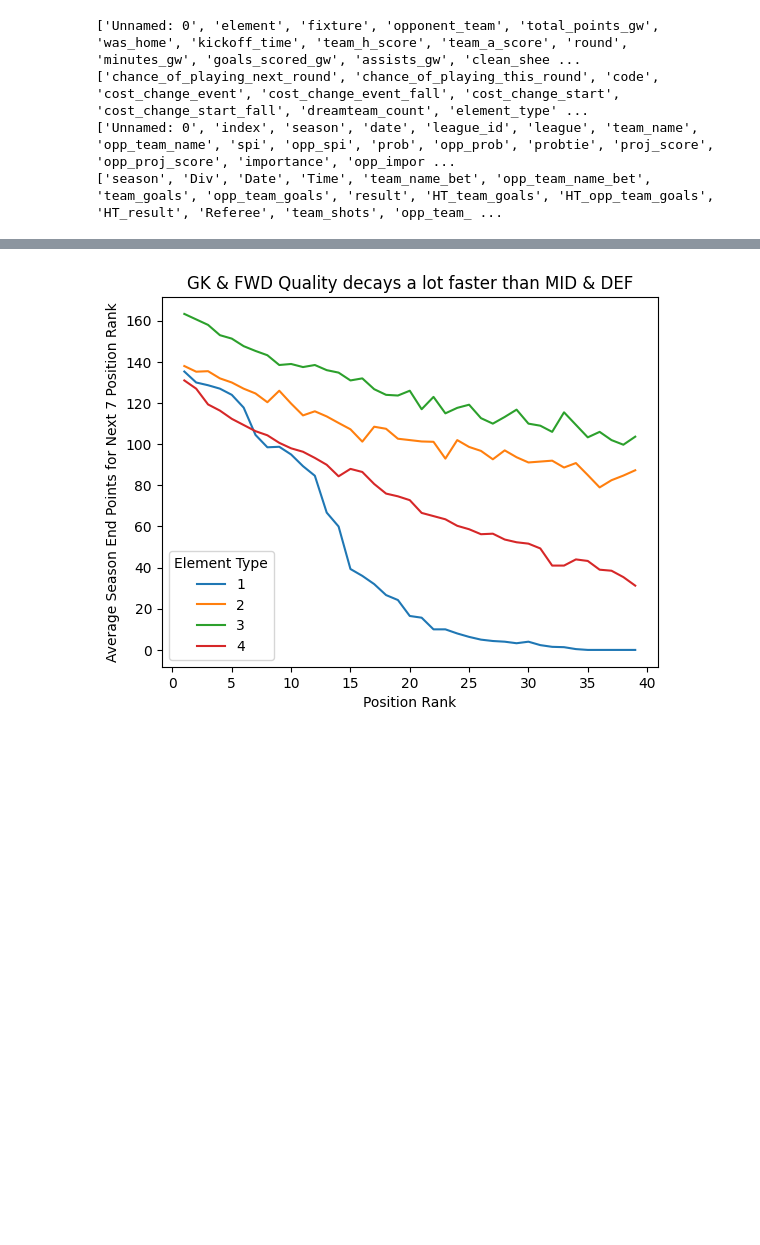
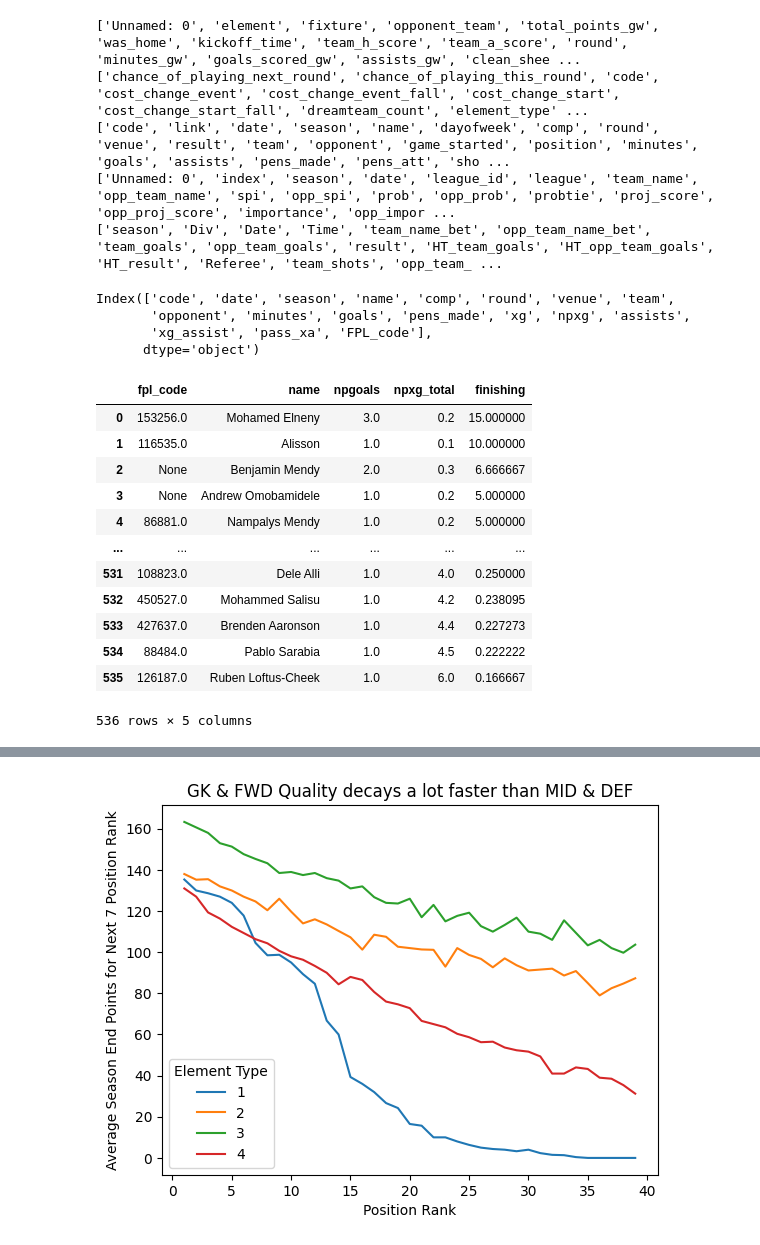
Before and after one commit to chrisimpacts/FPL-Data-Analysis, a Jupyter notebook: FPL_Analysis_UsingPSQL.ipynb, the cells around one changed output, grey strips where cells are left out. Saved outputs shown, nothing was run; the diff lists cells and outputs as text; code cells hidden in the pictures; blank space fills up the shorter version.

```diff
--- a/FPL_Analysis_UsingPSQL.ipynb
+++ b/FPL_Analysis_UsingPSQL.ipynb
@@ -20,10 +20,16 @@ conn.autocommit = True  # read documentation understanding when to Use & NOT use
 #fpl
 fpl_raw = pd.read_csv("C:/Users/chris/Documents/Coding/python/projects/FPL/FPL_data_ouput/fpl_gw_allyears_updated.csv")
 print(list(fpl_raw.columns))
-fpl = fpl_raw[['code_player','web_name','now_cost','team_name','element_type','season','round','fixture','kickoff_time','was_home','opp_team_name','team_h_score','team_a_score','total_points_gw','minutes_gw','goals_scored_gw','assists_gw','expected_goals_gw', 'expected_assists_gw', 'expected_goal_involvements_gw','news','fpl_fixture_merge_code']]
+fpl = fpl_raw[['code_player','web_name','now_cost','team_name','element_type','season','round','fixture','kickoff_time','was_home','opp_team_name','team_h_score','team_a_score','total_points_gw','minutes_gw','goals_conceded_gw','goals_scored_gw','assists_gw','expected_goals_gw', 'expected_assists_gw', 'expected_goal_involvements_gw','expected_goals_conceded_gw','expected_goals_conceded_per_90','news','fpl_fixture_merge_code']]
 new_raw = pd.read_csv("C:/Users/chris/Documents/Coding/python/projects/FPL/FPL_data_ouput/Player_Summary.csv")
 print(list(new_raw.columns))
 new = new_raw[['code','now_cost']]
+#fbref
+fbref_raw = pd.read_csv("data/fbrefdata_OOP_updated.csv")
+codes = pd.read_csv('data/2022_IDs.csv')[['FPL code','fbref ID']]
+fbref_raw = fbref_raw.merge(codes,how='left',left_on='code',right_on='fbref ID').rename(columns={'FPL code':'FPL_code','fbref ID':'fbref_ID'})
+print(list(fbref_raw.columns))
+fbref =  fbref_raw[['code','date','season','name','comp','round','venue','team','opponent','minutes','goals','pens_made','xg','npxg','assists','xg_assist','pass_xa','FPL_code']]
 #spi
 spi_raw = pd.read_csv('C:/Users/chris/Documents/Coding/python/projects/FPL/FPL_data_ouput/spi_gw_all_years.csv')
 print(list(spi_raw.columns))
@@ -35,6 +41,7 @@ bet = bet_raw[['season','team_name_bet', 'opp_team_name_bet','team_goals','opp_t
 # %% [output]
 ['Unnamed: 0', 'element', 'fixture', 'opponent_team', 'total_points_gw', 'was_home', 'kickoff_time', 'team_h_score', 'team_a_score', 'round', 'minutes_gw', 'goals_scored_gw', 'assists_gw', 'clean_shee ...
 ['chance_of_playing_next_round', 'chance_of_playing_this_round', 'code', 'cost_change_event', 'cost_change_event_fall', 'cost_change_start', 'cost_change_start_fall', 'dreamteam_count', 'element_type' ...
+['code', 'link', 'date', 'season', 'name', 'dayofweek', 'comp', 'round', 'venue', 'result', 'team', 'opponent', 'game_started', 'position', 'minutes', 'goals', 'assists', 'pens_made', 'pens_att', 'sho ...
 ['Unnamed: 0', 'index', 'season', 'date', 'league_id', 'league', 'team_name', 'opp_team_name', 'spi', 'opp_spi', 'prob', 'opp_prob', 'probtie', 'proj_score', 'opp_proj_score', 'importance', 'opp_impor ...
 ['season', 'Div', 'Date', 'Time', 'team_name_bet', 'opp_team_name_bet', 'team_goals', 'opp_team_goals', 'result', 'HT_team_goals', 'HT_opp_team_goals', 'HT_result', 'Referee', 'team_shots', 'opp_team_ ...
 # %%
@@ -167,3 +206,55 @@ query = """ALTER TABLE bet
             ADD COLUMN id serial PRIMARY KEY;"""
 with conn.cursor() as cur:
     cur.execute(query)
+# %%
+fbref.columns
+# %% [output]
+Index(['code', 'date', 'season', 'name', 'comp', 'round', 'venue', 'team',
+       'opponent', 'minutes', 'goals', 'pens_made', 'xg', 'npxg', 'assists',
+       'xg_assist', 'pass_xa', 'FPL_code'],
+      dtype='object')
+# %%
+#fbref finishing quality
+query = """
+        WITH finish AS (
+            SELECT
+                FPL_code,
+                name,
+                sum(goals)-sum(pens_made) as npGoals,
+                sum(npxg) as npxg_total
+            FROM fbref
+            WHERE goals IS NOT NULL
+                AND npxg IS NOT NULL
+            GROUP BY FPL_code, name
+            ORDER BY npGoals DESC
+        )
+        SELECT
+            FPL_code,
+            name,
+            npGoals,
+            npxg_total,
+            npGoals/npxg_total as finishing
+        FROM finish
+        WHERE npGoals > 0
+        --WHERE FPL_code::numeric = 169187
+        ORDER BY finishing DESC
+        ;
+        """
+
+with conn.cursor() as cur:
+    dat = pd.read_sql_query(query, conn)
+dat
+# %% [output]
+|  | fpl_code | name | npgoals | npxg_total | finishing |
+| 0 | 153256.0 | Mohamed Elneny | 3.0 | 0.2 | 15.000000 |
+| 1 | 116535.0 | Alisson | 1.0 | 0.1 | 10.000000 |
+| 2 | None | Benjamin Mendy | 2.0 | 0.3 | 6.666667 |
+| 3 | None | Andrew Omobamidele | 1.0 | 0.2 | 5.000000 |
+| 4 | 86881.0 | Nampalys Mendy | 1.0 | 0.2 | 5.000000 |
+| ... | ... | ... | ... | ... | ... |
+| 531 | 108823.0 | Dele Alli | 1.0 | 4.0 | 0.250000 |
+| 532 | 450527.0 | Mohammed Salisu | 1.0 | 4.2 | 0.238095 |
+| 533 | 427637.0 | Brenden Aaronson | 1.0 | 4.4 | 0.227273 |
+| 534 | 88484.0 | Pablo Sarabia | 1.0 | 4.5 | 0.222222 |
+| 535 | 126187.0 | Ruben Loftus-Cheek | 1.0 | 6.0 | 0.166667 |
+536 rows × 5 columns
```
Also changed, not shown: parts of 6 cells of this notebook, 8 other files.
